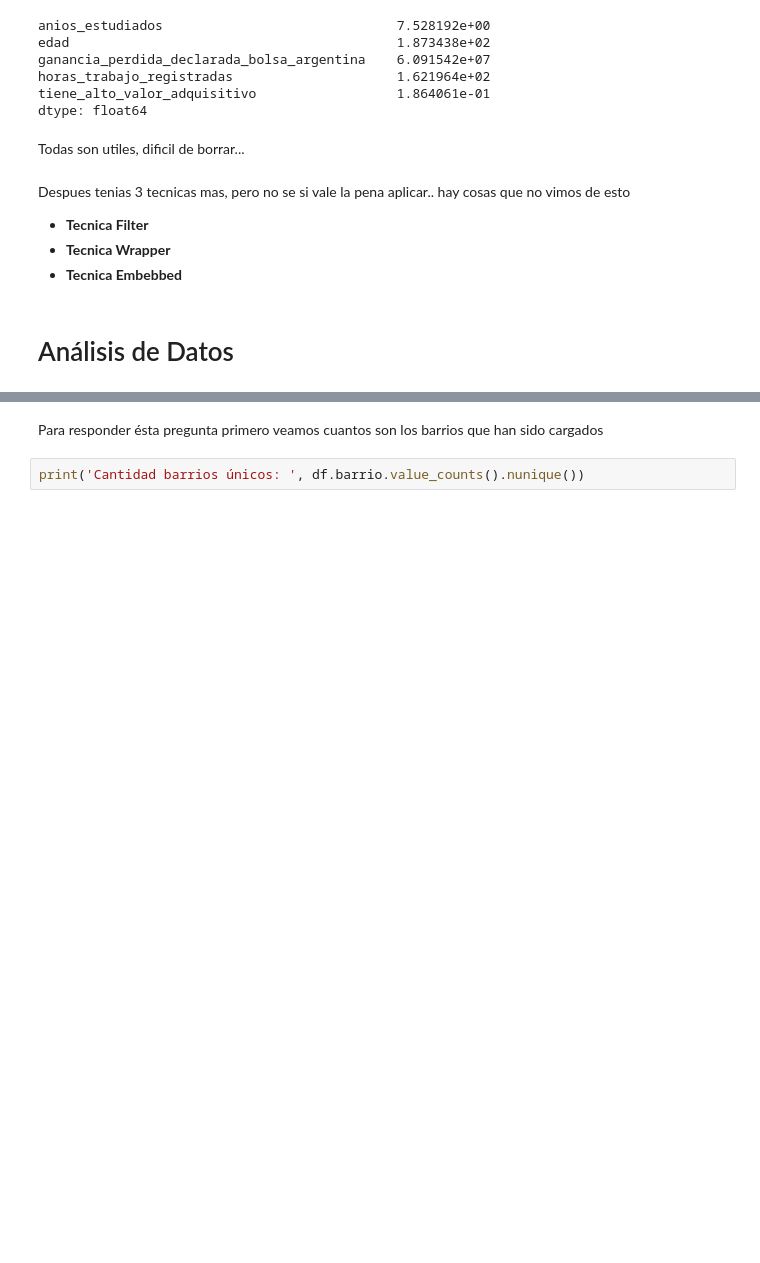
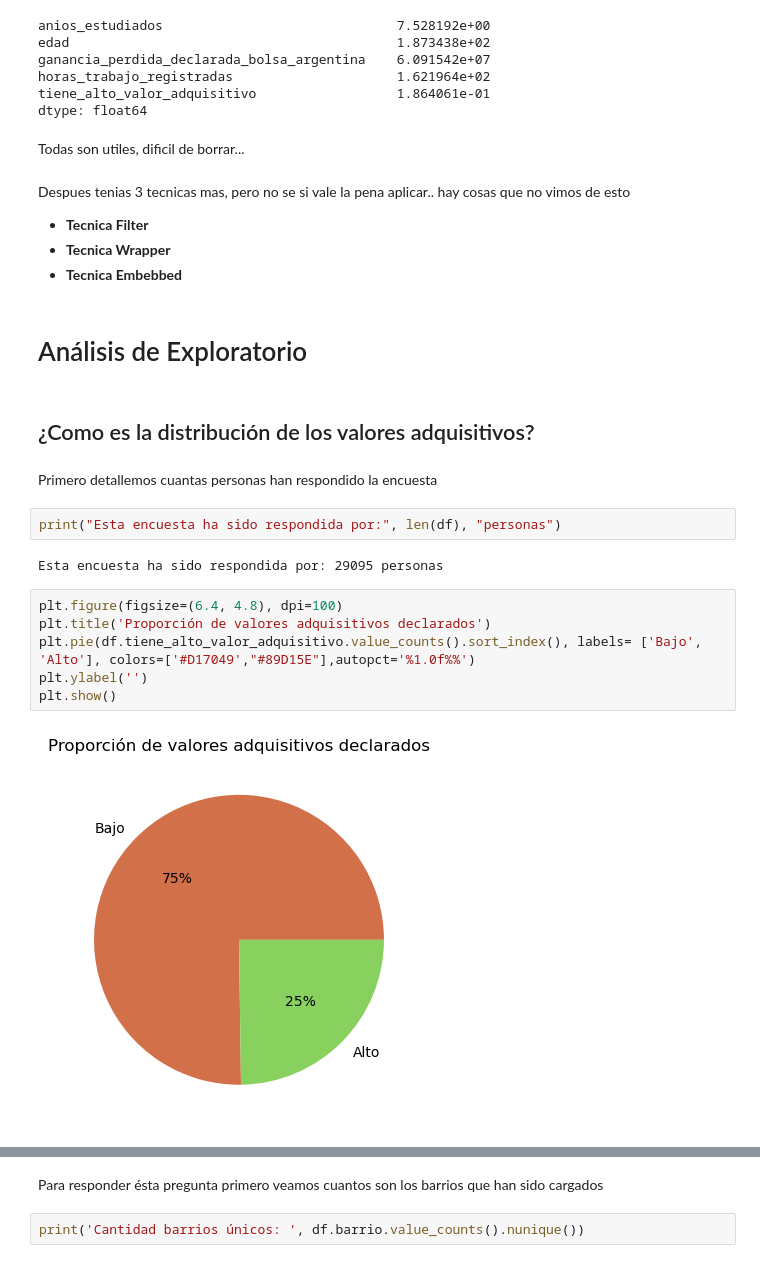
Before and after one commit to fjpacheco/machine-learning, a Jupyter notebook: version_1_playing.ipynb, the cells around one changed output, grey strips where cells are left out. Drawn from its saved outputs; the diff is of its cells as text; blank space fills up the shorter version.

```diff
--- a/version_1_playing.ipynb
+++ b/version_1_playing.ipynb
@@ -703,4 +703,20 @@ Despues tenias 3 tecnicas mas, pero no se si vale la pena aplicar.. hay cosas qu
 * **Tecnica Wrapper**
 * **Tecnica Embebbed**
 # %% [markdown]
-# Análisis de Datos
+# Análisis de Exploratorio
+# %% [markdown]
+## ¿Como es la distribución de los valores adquisitivos?
+# %% [markdown]
+Primero detallemos cuantas personas han respondido la encuesta
+# %%
+print("Esta encuesta ha sido respondida por:", len(df), "personas")
+# %% [output]
+Esta encuesta ha sido respondida por: 29095 personas
+# %%
+plt.figure(figsize=(6.4, 4.8), dpi=100)
+plt.title('Proporción de valores adquisitivos declarados')
+plt.pie(df.tiene_alto_valor_adquisitivo.value_counts().sort_index(), labels= ['Bajo', 'Alto'], colors=['#D17049',"#89D15E"],autopct='%1.0f%%')
+plt.ylabel('')
+plt.show()
+# %% [output]
+[figure, added]
```
Also changed, not shown: parts of 17 cells of this notebook.
